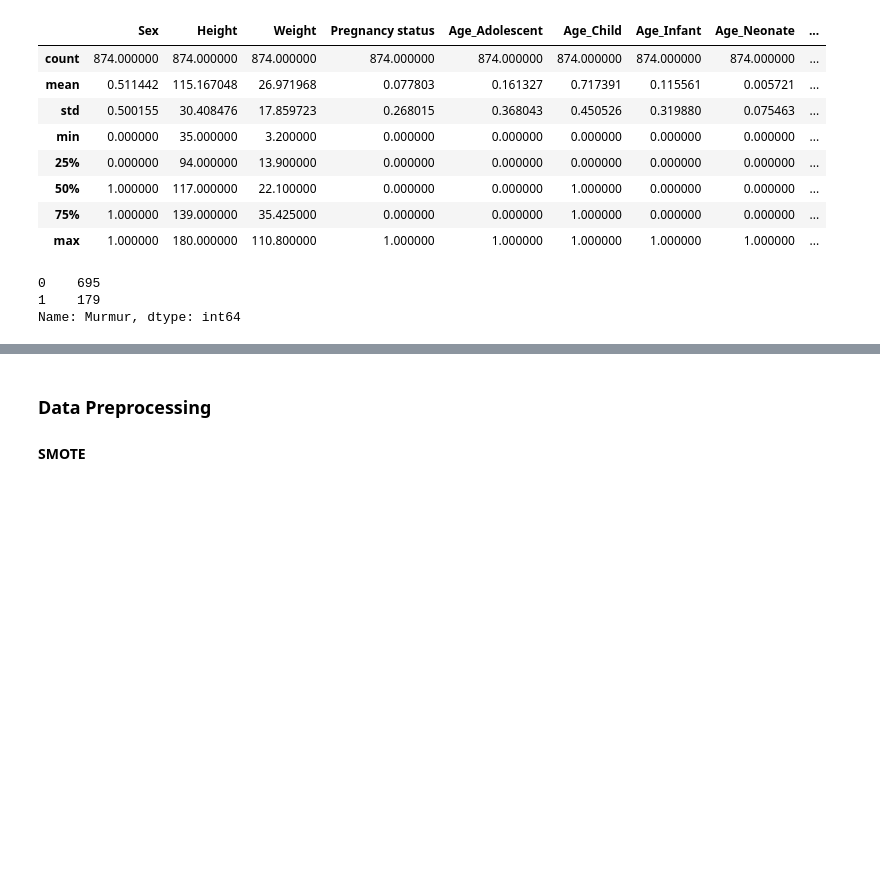
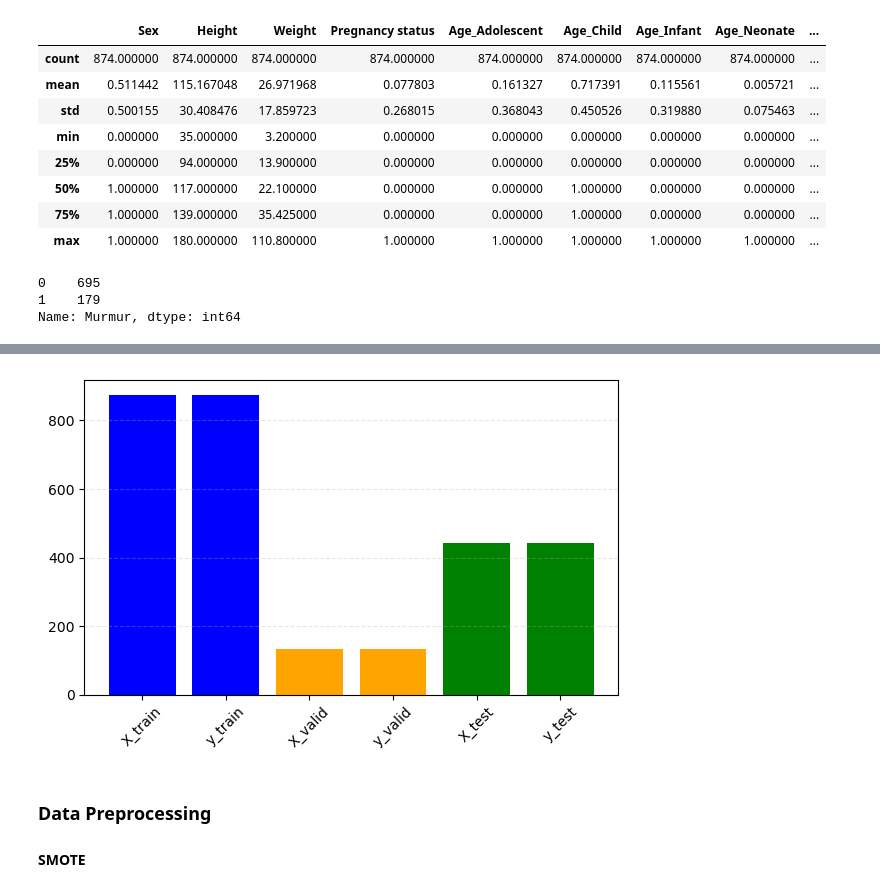
Before and after one commit to mirzaaa101/AlgoSelect, a Jupyter notebook: Algorithms.ipynb, the cells around one changed output, grey strips where cells are left out. Drawn from its saved outputs; the diff is of its cells as text; code cells hidden in the pictures; blank space fills up the shorter version.

```diff
--- a/Algorithms.ipynb
+++ b/Algorithms.ipynb
@@ -54,0 +55,4 @@ y = df['Murmur']
+# %%
+# validation set
+valid = pd.read_csv('val_preprocessed.csv')
+valid.head()
@@ -54,0 +66,7 @@ y = df['Murmur']
+# %%
+X_valid = valid.drop(['Murmur'], axis=1)
+y_valid = valid['Murmur']
+# %%
+# test set
+test = pd.read_csv('test_preprocessed.csv')
+test.head()
@@ -55,3 +80,24 @@ y = df['Murmur']
+# %%
+X_test = test.drop(['Murmur'], axis=1)
+y_test = test['Murmur']
+# %%
+import matplotlib.pyplot as plt
+
+train_data = [X_train.shape[0], y_train.shape[0]]
+valid_data = [X_valid.shape[0], y_valid.shape[0]]
+test_data = [X_test.shape[0], y_test.shape[0]]
+
+labels = ['X_train', 'y_train', 'X_valid', 'y_valid', 'X_test', 'y_test']
+
+# Plotting
+plt.figure(figsize=(6, 4))
+plt.bar(labels, train_data + valid_data + test_data, color=['blue', 'blue', 'orange', 'orange', 'green', 'green'])
+plt.xticks(rotation=45)
+plt.grid(axis='y', linestyle='--', alpha=0.3)
+plt.tight_layout()
+plt.show()
+# %% [output]
+[figure, added]
 # %% [markdown]
 ### Data Preprocessing
 #### SMOTE
```
Also changed, not shown: parts of 34 cells of this notebook, 3 other files.
